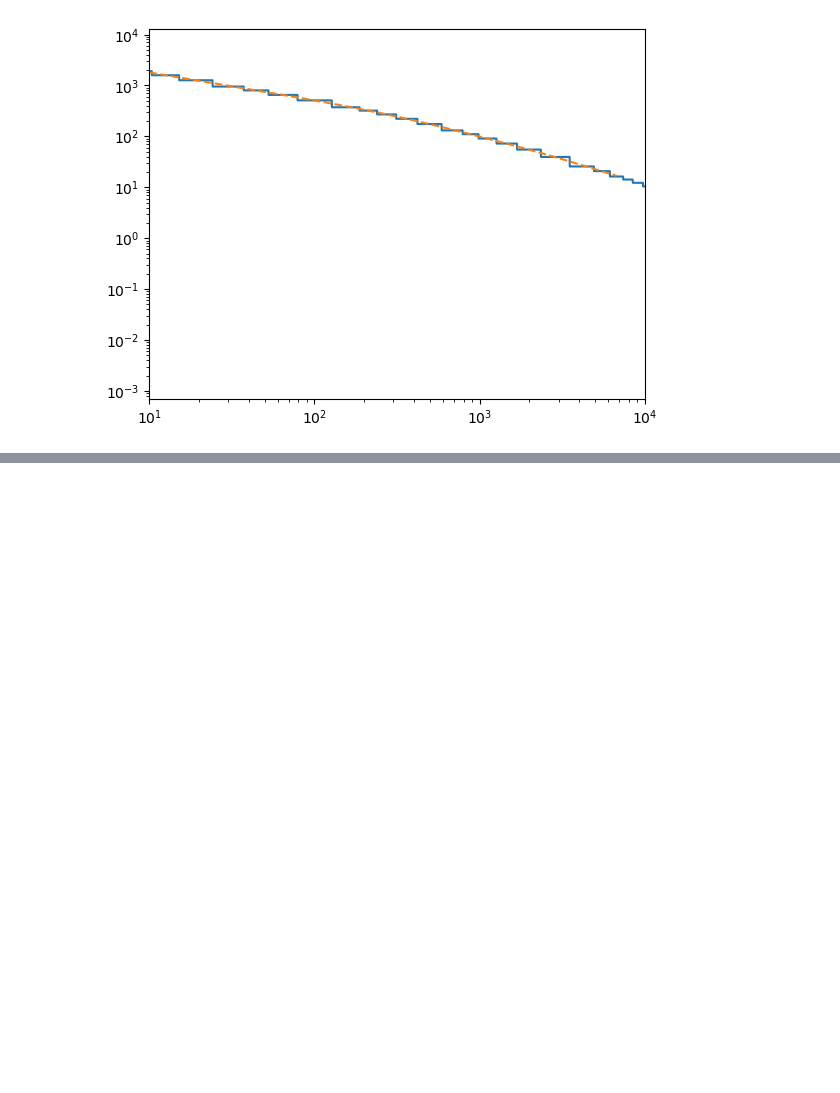
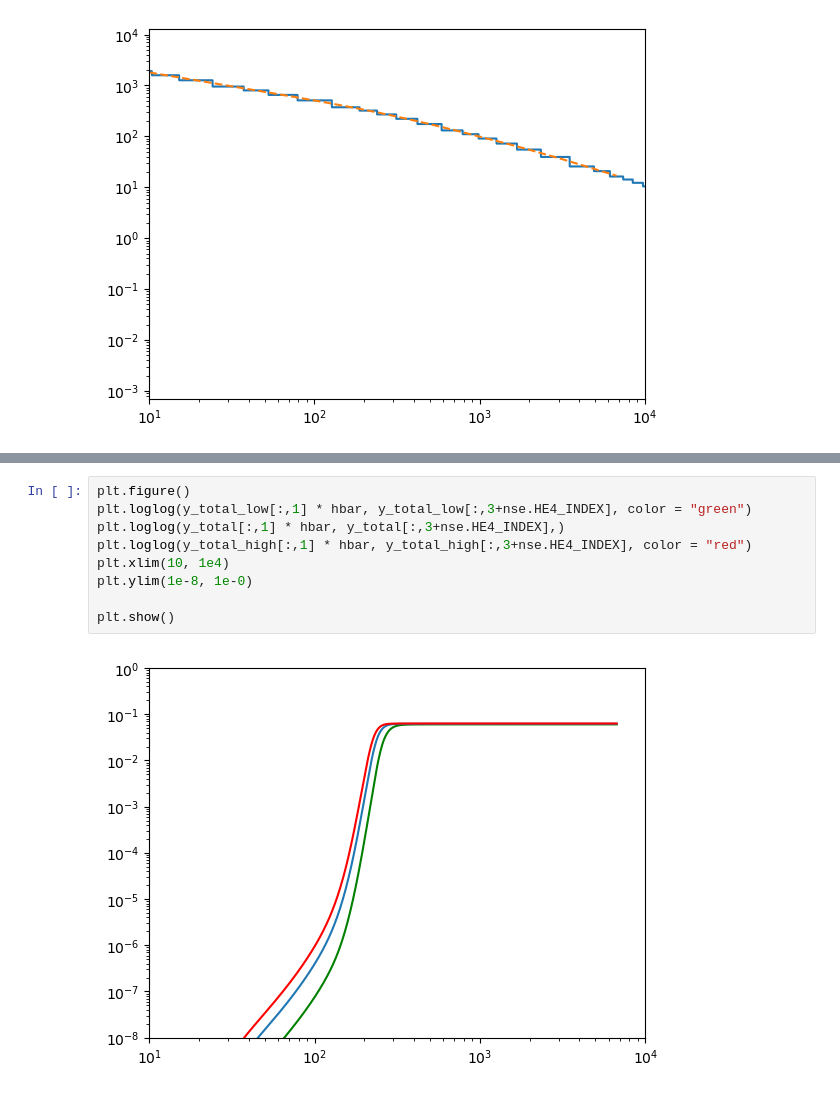
Before and after one commit to nuLABatUSD/BBN_evolve, a Jupyter notebook: runBBN.ipynb, the cells around one changed output, grey strips where cells are left out. Saved outputs shown, nothing was run; the diff lists cells and outputs as text; blank space fills up the shorter version.

```diff
--- a/runBBN.ipynb
+++ b/runBBN.ipynb
@@ -255,0 +278,11 @@ plt.show()
+# %%
+plt.figure()
+plt.loglog(y_total_low[:,1] * hbar, y_total_low[:,3+nse.HE4_INDEX], color = "green")
+plt.loglog(y_total[:,1] * hbar, y_total[:,3+nse.HE4_INDEX],)
+plt.loglog(y_total_high[:,1] * hbar, y_total_high[:,3+nse.HE4_INDEX], color = "red")
+plt.xlim(10, 1e4)
+plt.ylim(1e-8, 1e-0)
+
+plt.show()
+# %% [output]
+[figure, added]
```
Also changed, not shown: parts of 4 cells of this notebook, 2 other files.
